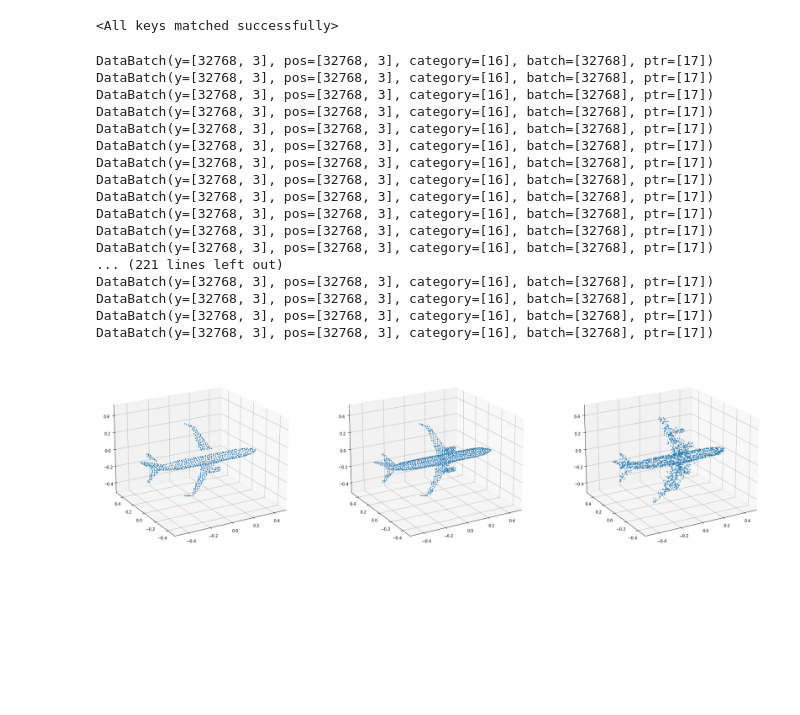
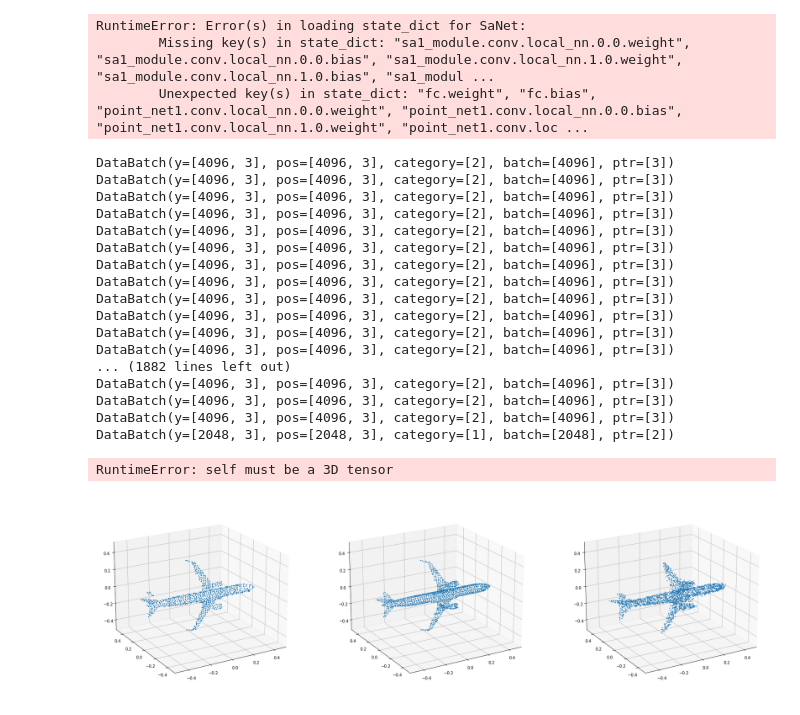
Before and after one commit to Zihao1ZHang/674-final-project, a Jupyter notebook: Eval.ipynb, the cells around one changed output. Drawn from its saved outputs; the diff is of its cells as text; code cells hidden in the pictures; blank space fills up the shorter version.

Commit message:
Update data preprocess

```diff
--- a/Eval.ipynb
+++ b/Eval.ipynb
@@ -10,17 +10,19 @@ from model_modified import SA_net
 from Models import SaNet
 %matplotlib inline
 # %%
-path = '../data/Completion3D'
+path = './data/Completion3D'
 dataset = Completion3D(path, split='train',categories='Airplane')
-batch_size = 16
+batch_size = 2
 device = torch.device('cuda')
-model = SA_net().to(device)
-# model = SaNet().to(device)
+# model = SA_net().to(device)
+model = SaNet().to(device)
 test_loader = DataLoader(
     dataset, batch_size=batch_size, shuffle=False)
 model.load_state_dict(torch.load('C:/Users/Gsh_1/OneDrive/Documents/GitHub/674-final-project/trained/SA_net_Ch_Airplane_674_modified220.pt',map_location=device))
 # %% [output]
-<All keys matched successfully>
+RuntimeError: Error(s) in loading state_dict for SaNet:
+        Missing key(s) in state_dict: "sa1_module.conv.local_nn.0.0.weight", "sa1_module.conv.local_nn.0.0.bias", "sa1_module.conv.local_nn.1.0.weight", "sa1_module.conv.local_nn.1.0.bias", "sa1_modul ...
+        Unexpected key(s) in state_dict: "fc.weight", "fc.bias", "point_net1.conv.local_nn.0.0.weight", "point_net1.conv.local_nn.0.0.bias", "point_net1.conv.local_nn.1.0.weight", "point_net1.conv.loc ...
 # %%
 gen_data = {
     'pred': np.empty([len(dataset),2048,3]),
@@ -29,35 +31,36 @@ gen_data = {
 }
 model.eval()
 for i,data in enumerate(test_loader):
-    if data.batch[-1] != 15:
-        continue
+#     if data.batch[-1] != 15:
+#         continue
     print(data)
     data = data.to(device)
     with torch.no_grad():
         begin = i*batch_size
         end = begin + len(data.category)
-        gen_data['pred'][begin:end] = model(data, data.batch)[0].cpu().numpy().reshape((-1,2048,3))
-#         gen_data['pred'][begin:end] = model(data)[0].cpu().numpy().reshape((-1,2048,3))
+#         gen_data['pred'][begin:end] = model(data, data.batch)[0].cpu().numpy().reshape((-1,2048,3))
+        gen_data['pred'][begin:end] = model(data)[0].cpu().numpy().reshape((-1,2048,3))
         gen_data['true'][begin:end] = data.y.cpu().numpy().reshape((-1,2048,3))
         gen_data['original'][begin:end] = data.pos.cpu().numpy().reshape((-1,2048,3))
 # %% [output]
-DataBatch(y=[32768, 3], pos=[32768, 3], category=[16], batch=[32768], ptr=[17])
-DataBatch(y=[32768, 3], pos=[32768, 3], category=[16], batch=[32768], ptr=[17])
-DataBatch(y=[32768, 3], pos=[32768, 3], category=[16], batch=[32768], ptr=[17])
-DataBatch(y=[32768, 3], pos=[32768, 3], category=[16], batch=[32768], ptr=[17])
-DataBatch(y=[32768, 3], pos=[32768, 3], category=[16], batch=[32768], ptr=[17])
-DataBatch(y=[32768, 3], pos=[32768, 3], category=[16], batch=[32768], ptr=[17])
-DataBatch(y=[32768, 3], pos=[32768, 3], category=[16], batch=[32768], ptr=[17])
-DataBatch(y=[32768, 3], pos=[32768, 3], category=[16], batch=[32768], ptr=[17])
-DataBatch(y=[32768, 3], pos=[32768, 3], category=[16], batch=[32768], ptr=[17])
-DataBatch(y=[32768, 3], pos=[32768, 3], category=[16], batch=[32768], ptr=[17])
-DataBatch(y=[32768, 3], pos=[32768, 3], category=[16], batch=[32768], ptr=[17])
-DataBatch(y=[32768, 3], pos=[32768, 3], category=[16], batch=[32768], ptr=[17])
-... (221 lines left out)
-DataBatch(y=[32768, 3], pos=[32768, 3], category=[16], batch=[32768], ptr=[17])
-DataBatch(y=[32768, 3], pos=[32768, 3], category=[16], batch=[32768], ptr=[17])
-DataBatch(y=[32768, 3], pos=[32768, 3], category=[16], batch=[32768], ptr=[17])
-DataBatch(y=[32768, 3], pos=[32768, 3], category=[16], batch=[32768], ptr=[17])
+DataBatch(y=[4096, 3], pos=[4096, 3], category=[2], batch=[4096], ptr=[3])
+DataBatch(y=[4096, 3], pos=[4096, 3], category=[2], batch=[4096], ptr=[3])
+DataBatch(y=[4096, 3], pos=[4096, 3], category=[2], batch=[4096], ptr=[3])
+DataBatch(y=[4096, 3], pos=[4096, 3], category=[2], batch=[4096], ptr=[3])
+DataBatch(y=[4096, 3], pos=[4096, 3], category=[2], batch=[4096], ptr=[3])
+DataBatch(y=[4096, 3], pos=[4096, 3], category=[2], batch=[4096], ptr=[3])
+DataBatch(y=[4096, 3], pos=[4096, 3], category=[2], batch=[4096], ptr=[3])
+DataBatch(y=[4096, 3], pos=[4096, 3], category=[2], batch=[4096], ptr=[3])
+DataBatch(y=[4096, 3], pos=[4096, 3], category=[2], batch=[4096], ptr=[3])
+DataBatch(y=[4096, 3], pos=[4096, 3], category=[2], batch=[4096], ptr=[3])
+DataBatch(y=[4096, 3], pos=[4096, 3], category=[2], batch=[4096], ptr=[3])
+DataBatch(y=[4096, 3], pos=[4096, 3], category=[2], batch=[4096], ptr=[3])
+... (1882 lines left out)
+DataBatch(y=[4096, 3], pos=[4096, 3], category=[2], batch=[4096], ptr=[3])
+DataBatch(y=[4096, 3], pos=[4096, 3], category=[2], batch=[4096], ptr=[3])
+DataBatch(y=[4096, 3], pos=[4096, 3], category=[2], batch=[4096], ptr=[3])
+DataBatch(y=[2048, 3], pos=[2048, 3], category=[1], batch=[2048], ptr=[2])
+RuntimeError: self must be a 3D tensor
 # %%
 def plot_3d_point_cloud(x, y, z, show=True, show_axis=True, in_u_sphere=False, marker='.', s=8, alpha=0.8, figsize=(15, 7), elev=20, azim=240, axis=None, title=None, *args, **kwargs):
 
@@ -99,18 +102,18 @@ def plot_3d_point_cloud(x, y, z, show=True, show_axis=True, in_u_sphere=False, m
 # %%
 fig = plt.figure(figsize=(30,10))
 ax_pred = fig.add_subplot(133, projection='3d')
 ax_true = fig.add_subplot(132, projection='3d')
 ax_orig = fig.add_subplot(131, projection='3d')
-num = 50
+num = 1024
 
 plot_3d_point_cloud(gen_data['pred'][num][:,0],
                     gen_data['pred'][num][:,1],
                     gen_data['pred'][num][:,2], in_u_sphere=True,axis=ax_pred,show=False);
 plot_3d_point_cloud(gen_data['true'][num][:,0],
                     gen_data['true'][num][:,1],
                     gen_data['true'][num][:,2], in_u_sphere=True,axis=ax_true,show=False);
 plot_3d_point_cloud(gen_data['original'][num][:,0],
                     gen_data['original'][num][:,1],
                     gen_data['original'][num][:,2], in_u_sphere=True,axis=ax_orig,show=False);
 # %% [output]
-[figure, old version]
+[figure, new version]
```
Also changed, not shown: parts of 1 cell of this notebook, 12 other files.
